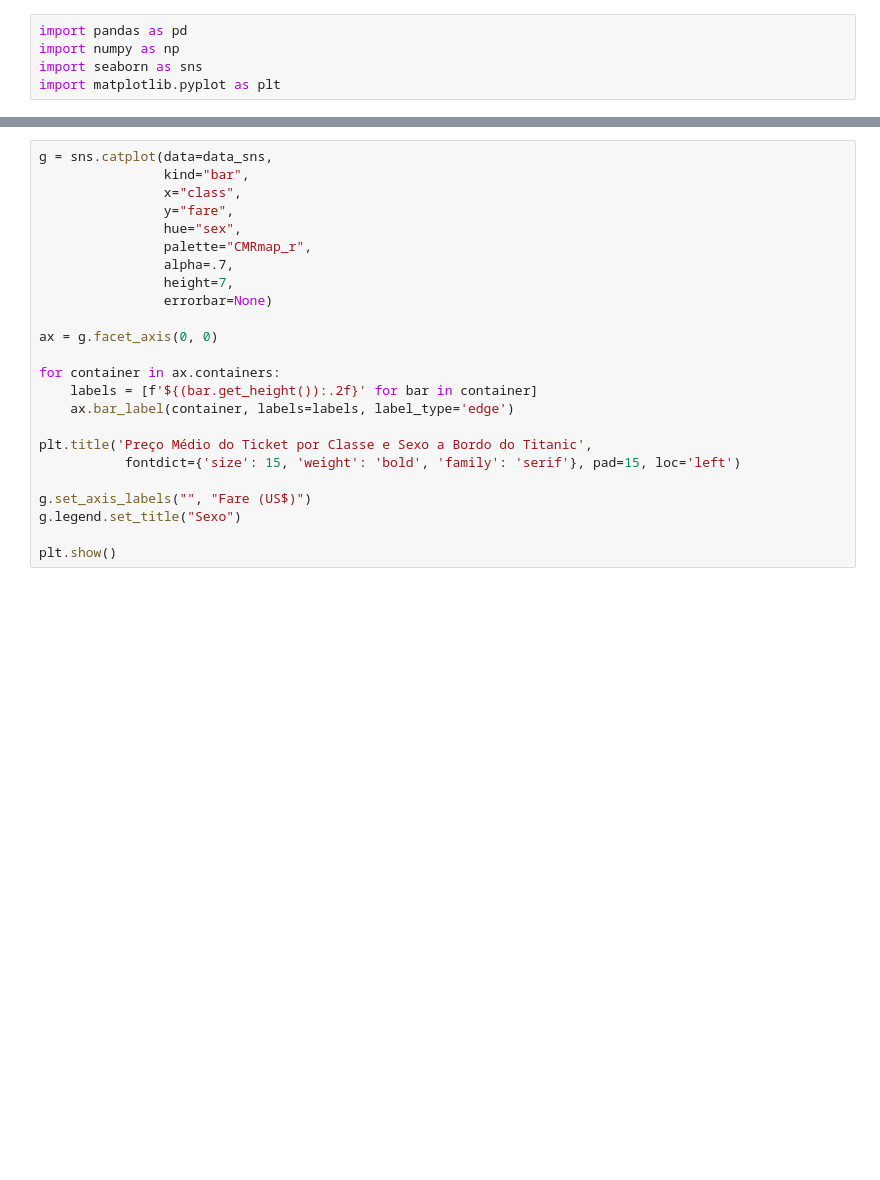
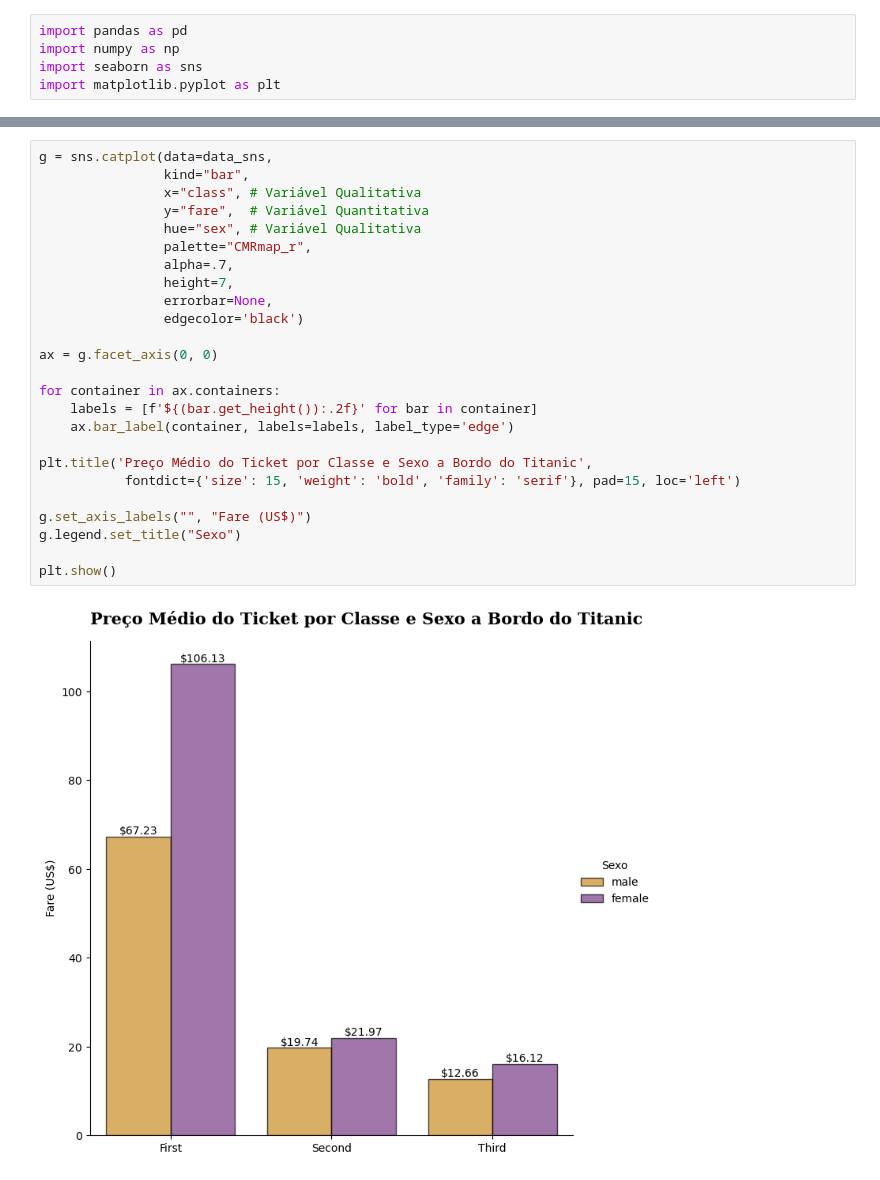
Before and after one commit to JoSEPHDev2022/Arquivos_Monitoria, a Jupyter notebook: modulo_4/plots.ipynb, the cells around one changed output, grey strips where cells are left out. Saved outputs shown, nothing was run; the diff lists cells and outputs as text; blank space fills up the shorter version.

```diff
--- a/modulo_4/plots.ipynb
+++ b/modulo_4/plots.ipynb
@@ -101,25 +182,28 @@ g.legend.set_title("Vivo?")
 # %%
 g = sns.catplot(data=data_sns,
                 kind="bar",
-                x="class",
-                y="fare",
-                hue="sex",
+                x="class", # Variável Qualitativa
+                y="fare",  # Variável Quantitativa
+                hue="sex", # Variável Qualitativa
                 palette="CMRmap_r",
                 alpha=.7,
                 height=7,
-                errorbar=None)
+                errorbar=None,
+                edgecolor='black')
 
 ax = g.facet_axis(0, 0)
 
 for container in ax.containers:
     labels = [f'${(bar.get_height()):.2f}' for bar in container]
     ax.bar_label(container, labels=labels, label_type='edge')
 
 plt.title('Preço Médio do Ticket por Classe e Sexo a Bordo do Titanic',
            fontdict={'size': 15, 'weight': 'bold', 'family': 'serif'}, pad=15, loc='left')
 
 g.set_axis_labels("", "Fare (US$)")
 g.legend.set_title("Sexo")
 
 plt.show()
+# %% [output]
+[figure, added]
 # %% [markdown]
```
Also changed, not shown: parts of 21 cells of this notebook.
